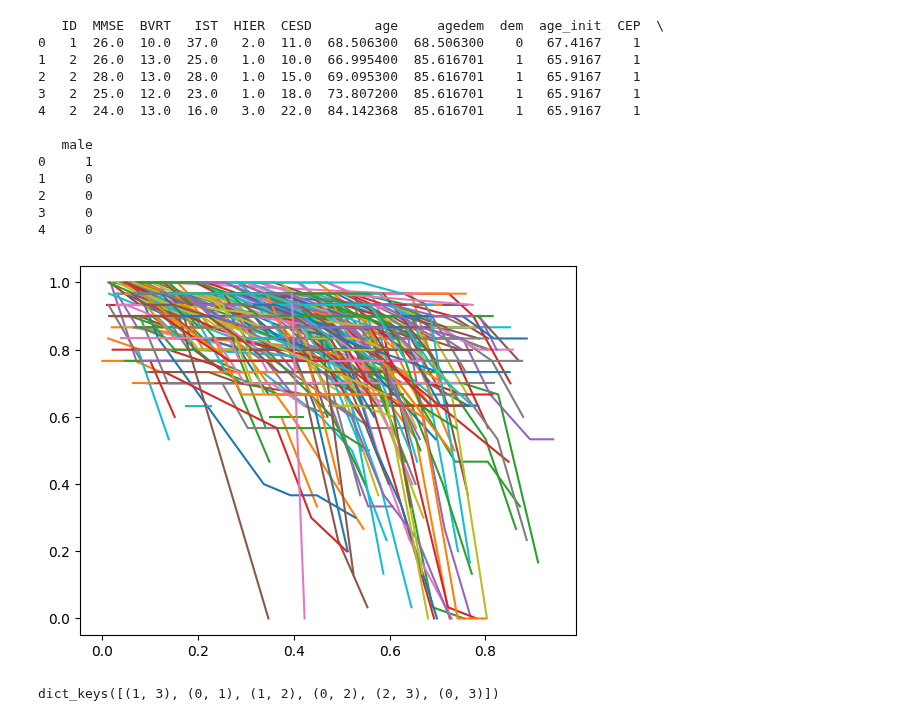
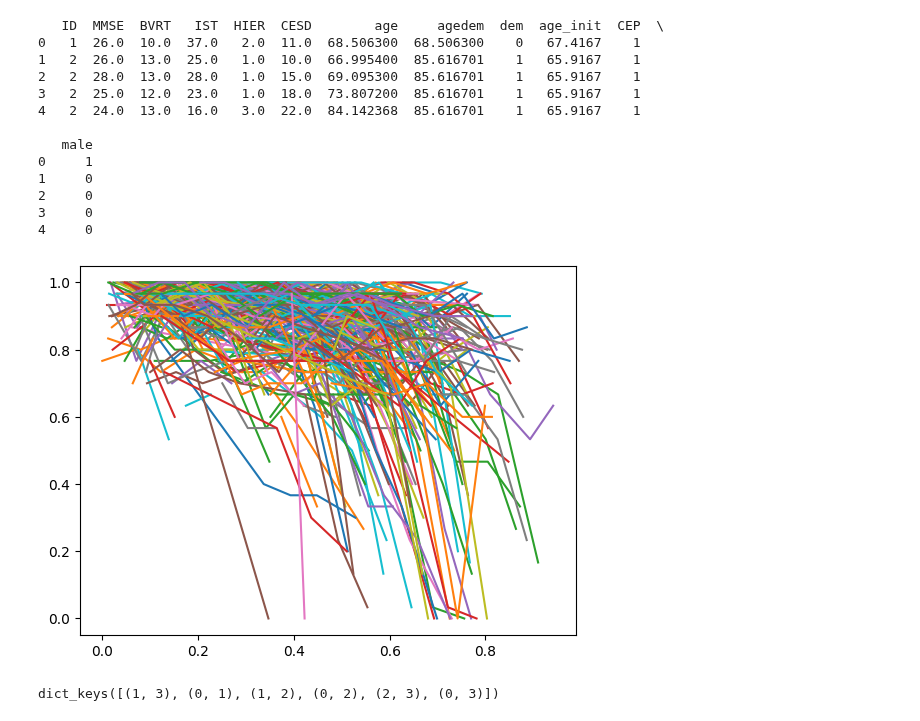
Before and after one commit to felixlaplante/jmstate, a Jupyter notebook: paquid-test.ipynb, the cells around one changed output. Saved outputs shown, nothing was run; the diff lists cells and outputs as text; code cells hidden in the pictures.

```diff
--- a/paquid-test.ipynb
+++ b/paquid-test.ipynb
@@ -51,41 +48,54 @@ def get_ages(id):
 
 
 def last_non_nan(y: torch.Tensor) -> torch.Tensor:
     mask = ~torch.isnan(y).any(dim=2)  # shape (n_samples, n_timepoints)
     reversed_mask = mask.flip(dims=[1])
     last_idx_from_end = reversed_mask.double().cumsum(dim=1).argmax(dim=1)
     last_idx = y.shape[1] - 1 - last_idx_from_end
     # Gather the last valid values using advanced indexing
     return y[torch.arange(y.shape[0]), last_idx]
 
 
-get_last_visit_age = lambda id: paquid[paquid["ID"] == id]["age"].max()
-get_t = lambda id: torch.tensor(paquid[paquid["ID"] == id]["age"].values)
-get_X = lambda id: torch.tensor(paquid[paquid["ID"] == id]["CEP"].min())
-get_Y = lambda id: torch.tensor(paquid[paquid["ID"] == id]["MMSE"].values)
+def get_last_visit_age(id):
+    return paquid[paquid["ID"] == id]["age"].max()
+def get_t(id):
+    return torch.tensor(paquid[paquid["ID"] == id]["age"].values)
+def get_X(id):
+    return torch.tensor(paquid[paquid["ID"] == id]["CEP"].min())
+def get_Y(id):
+    return torch.tensor(paquid[paquid["ID"] == id]["MMSE"].values)
 
 ids = range(1, 501)
 trajectories = [get_ages(id) for id in ids]
 c = torch.tensor([get_last_visit_age(id) for id in ids]).view(-1, 1)
 t = torch.nn.utils.rnn.pad_sequence(
     [get_t(id) for id in ids], batch_first=True, padding_value=torch.nan
 )
 x = torch.tensor([[get_X(id)] for id in ids])
 y = torch.nn.utils.rnn.pad_sequence(
     [get_Y(id) for id in ids], batch_first=True, padding_value=torch.nan
 )[..., None]
 
 y = (y - torch.nanquantile(y, 0)) / (torch.nanquantile(y, 1) - torch.nanquantile(y, 0))
-trajectories = [[(((m - torch.nanquantile(t, 0).item()) / (torch.nanquantile(t, 1) - torch.nanquantile(t, 0)).item()), s)  for (m, s) in trajectory] for trajectory in trajectories]
+trajectories = [
+    [
+        (
+            (
+                (m - torch.nanquantile(t, 0).item())
+                / (torch.nanquantile(t, 1) - torch.nanquantile(t, 0)).item()
+            ),
+            s,
+        )
+        for (m, s) in trajectory
+    ]
+    for trajectory in trajectories
+]
 t = (t - torch.nanquantile(t, 0)) / (torch.nanquantile(t, 1) - torch.nanquantile(t, 0))
-
-for j in range(1, y.size(-2)):
-    y[:, j] = torch.minimum(y[:, j], y[:, j-1])
 
 
 plt.plot(t.T, y[:, :, 0].T)
 plt.show()
 # %% [output]
-[figure, old version]
+[figure, new version]
 # %%
 buckets = build_buckets(trajectories)
```
Also changed, not shown: parts of 7 cells of this notebook.
